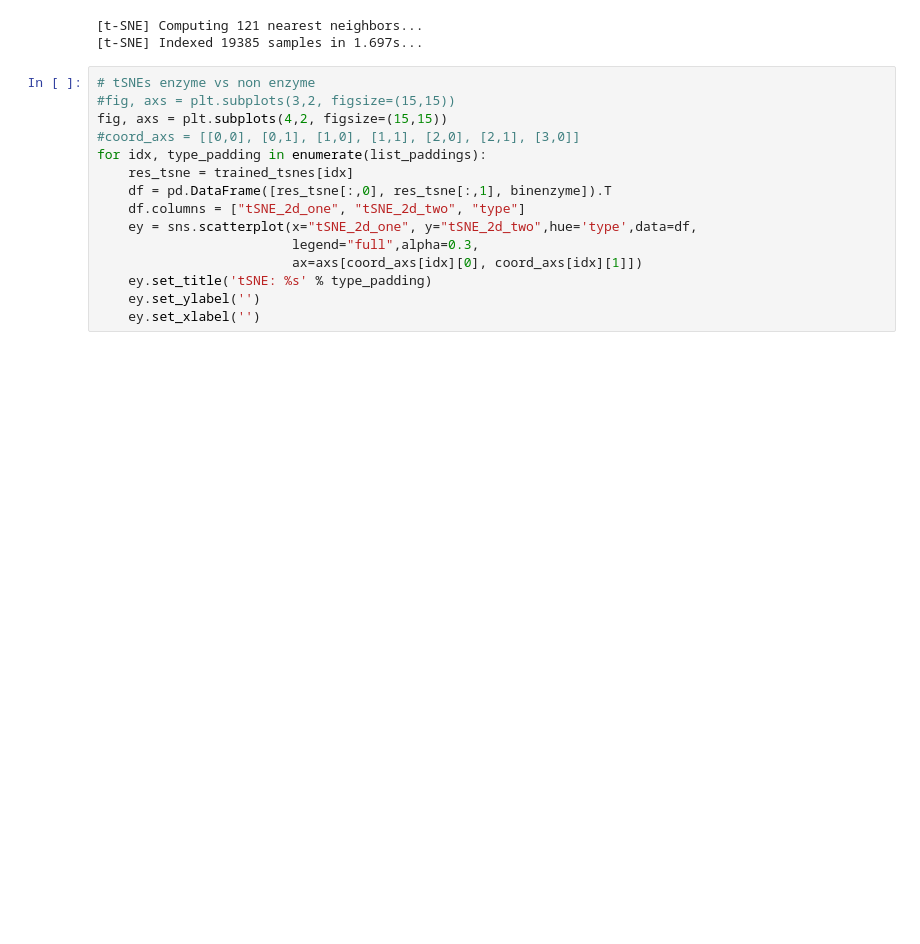
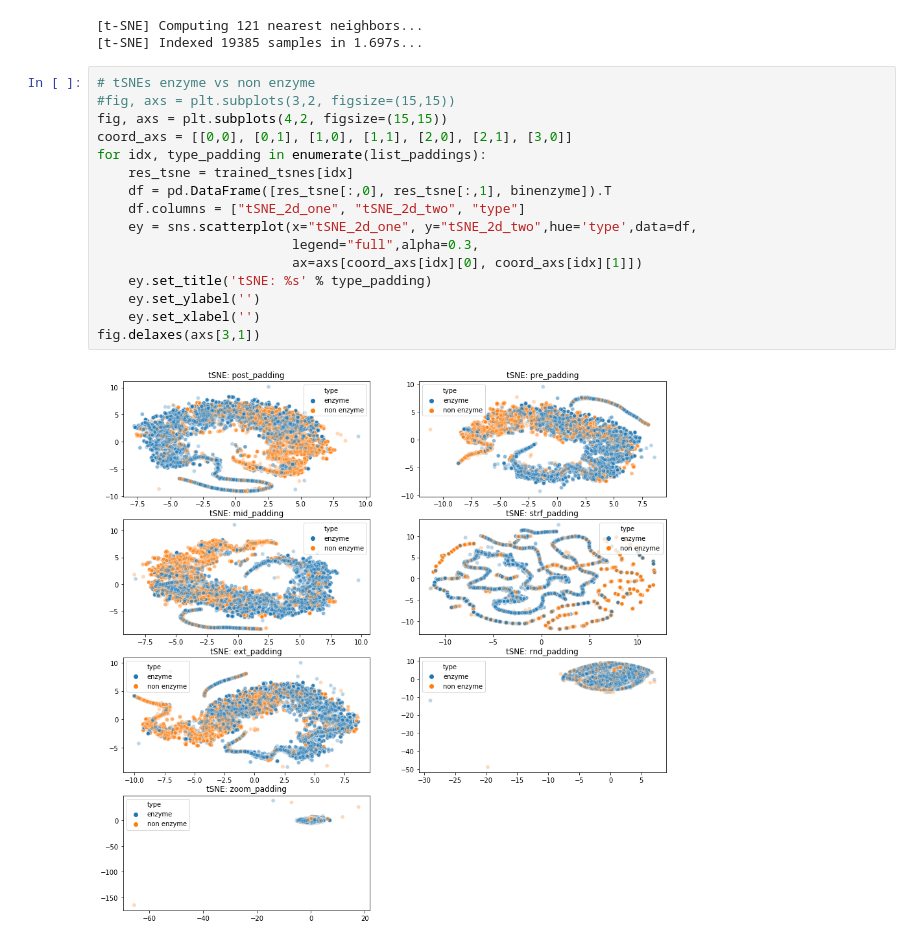
Before and after one commit to b2slab/padding_benchmark, a Jupyter notebook: notebooks/pre_statistics.ipynb, the cells around one changed output. Cells and saved outputs as stored; diff of their text form; blank space fills up the shorter version.

```diff
--- a/notebooks/pre_statistics.ipynb
+++ b/notebooks/pre_statistics.ipynb
@@ -413,18 +413,21 @@ for type_padding in list_paddings:
 # %%
 # tSNEs enzyme vs non enzyme
 #fig, axs = plt.subplots(3,2, figsize=(15,15))
 fig, axs = plt.subplots(4,2, figsize=(15,15))
-#coord_axs = [[0,0], [0,1], [1,0], [1,1], [2,0], [2,1], [3,0]]
+coord_axs = [[0,0], [0,1], [1,0], [1,1], [2,0], [2,1], [3,0]]
 for idx, type_padding in enumerate(list_paddings):
     res_tsne = trained_tsnes[idx]
     df = pd.DataFrame([res_tsne[:,0], res_tsne[:,1], binenzyme]).T
     df.columns = ["tSNE_2d_one", "tSNE_2d_two", "type"]
     ey = sns.scatterplot(x="tSNE_2d_one", y="tSNE_2d_two",hue='type',data=df,
                          legend="full",alpha=0.3,
                          ax=axs[coord_axs[idx][0], coord_axs[idx][1]])
     ey.set_title('tSNE: %s' % type_padding)
     ey.set_ylabel('')
     ey.set_xlabel('')
+fig.delaxes(axs[3,1])
+# %% [output]
+[figure, added]
 # %%
 # tSNEs enzyme vs non enzyme
 #fig, axs = plt.subplots(3,2, figsize=(15,15))
```
Also changed, not shown: parts of 1 cell of this notebook, 3 other files.
